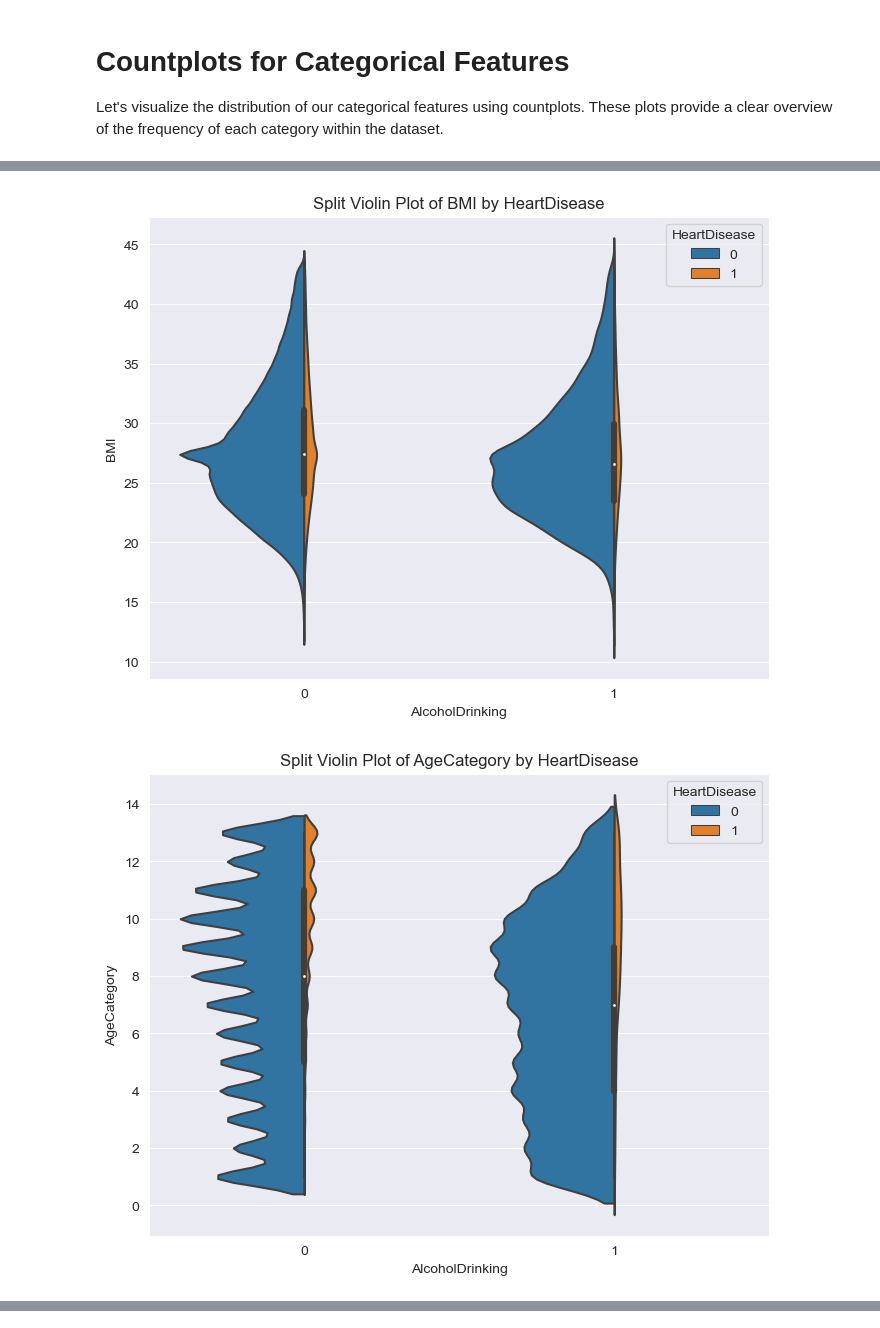
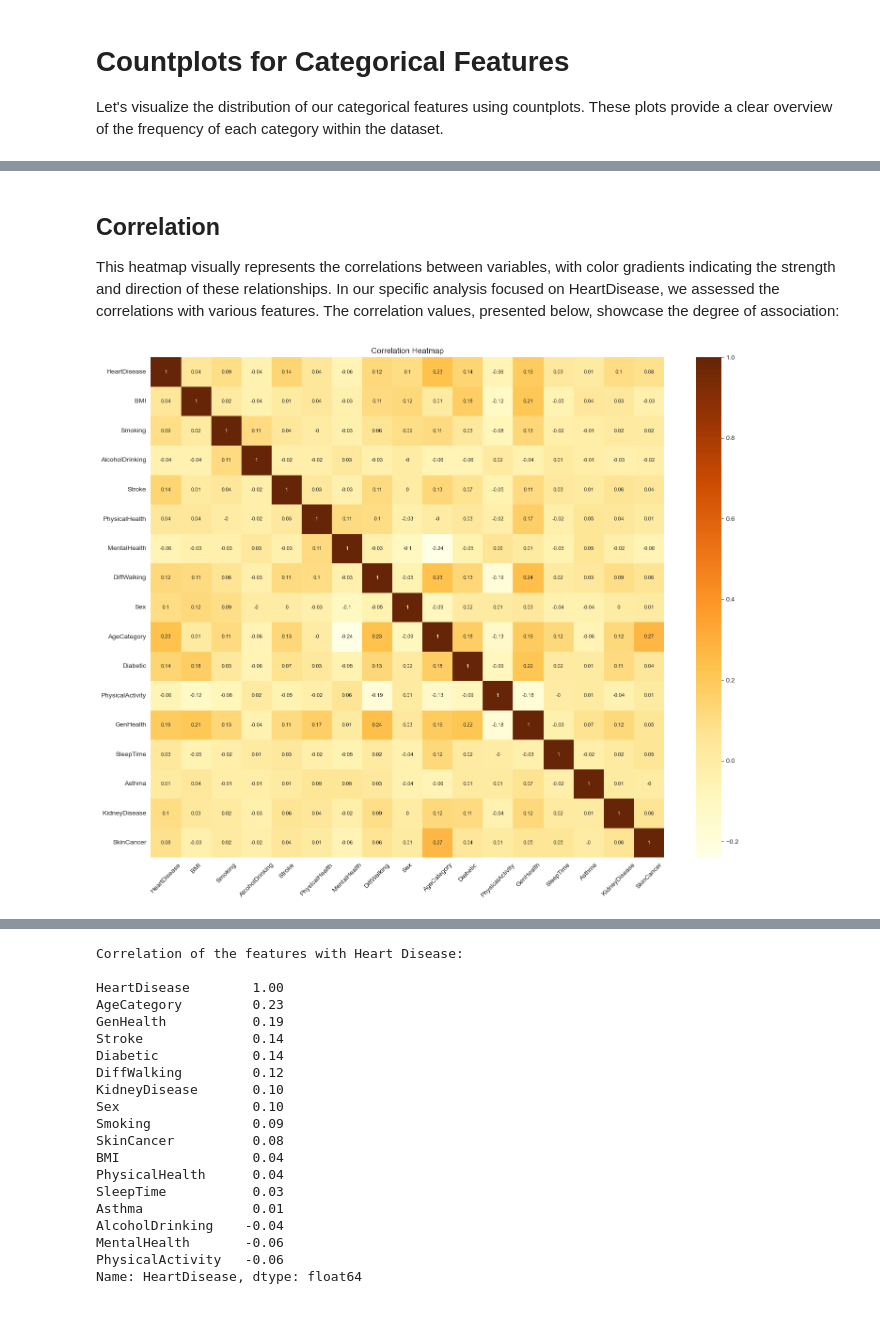
Before and after one commit to fonsi16/Data-Science-Project, a Jupyter notebook: projeto/notebooks/data_exploration_preprocessing_notebook.ipynb, the cells around one changed output, grey strips where cells are left out. Saved outputs shown, nothing was run; the diff lists cells and outputs as text; code cells hidden in the pictures.

```diff
--- a/projeto/notebooks/data_exploration_preprocessing_notebook.ipynb
+++ b/projeto/notebooks/data_exploration_preprocessing_notebook.ipynb
@@ -418,5 +869,7 @@ data_analysis_instance.plots(['count'])
+# %% [markdown]
+## Correlation
+This heatmap visually represents the correlations between variables, with color gradients indicating the strength and direction of these relationships. In our specific analysis focused on HeartDisease, we assessed the correlations with various features. The correlation values, presented below, showcase the degree of association:
 # %%
-data_analysis_instance.plots(['split_violin'])
+data_analysis_instance.plots(['correlation'])
 # %% [output]
-[figure, old version]
+[figure, new version]
-[figure, removed]
@@ -425,0 +876,20 @@ data_analysis_instance.plots(['split_violin'])
+Correlation of the features with Heart Disease:
+
+HeartDisease        1.00
+AgeCategory         0.23
+GenHealth           0.19
+Stroke              0.14
+Diabetic            0.14
+DiffWalking         0.12
+KidneyDisease       0.10
+Sex                 0.10
+Smoking             0.09
+SkinCancer          0.08
+BMI                 0.04
+PhysicalHealth      0.04
+SleepTime           0.03
+Asthma              0.01
+AlcoholDrinking    -0.04
+MentalHealth       -0.06
+PhysicalActivity   -0.06
+Name: HeartDisease, dtype: float64
```
Also changed, not shown: parts of 13 cells of this notebook, 2 other files.
